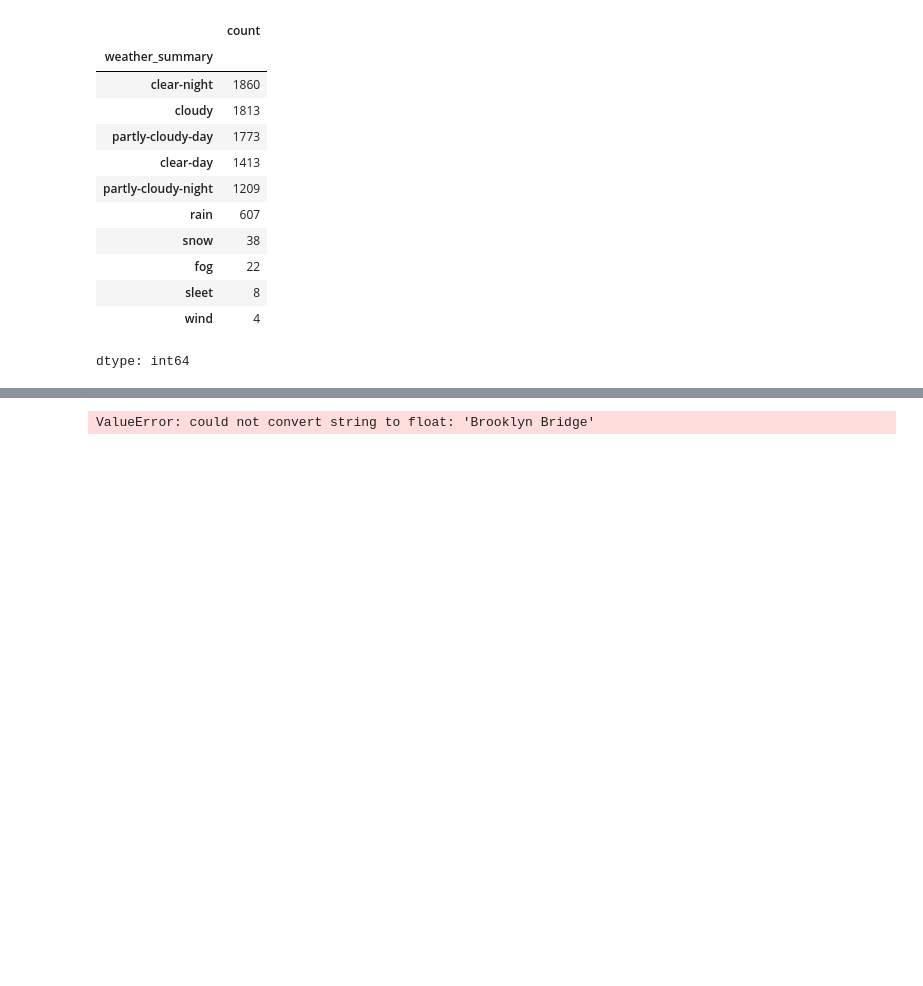
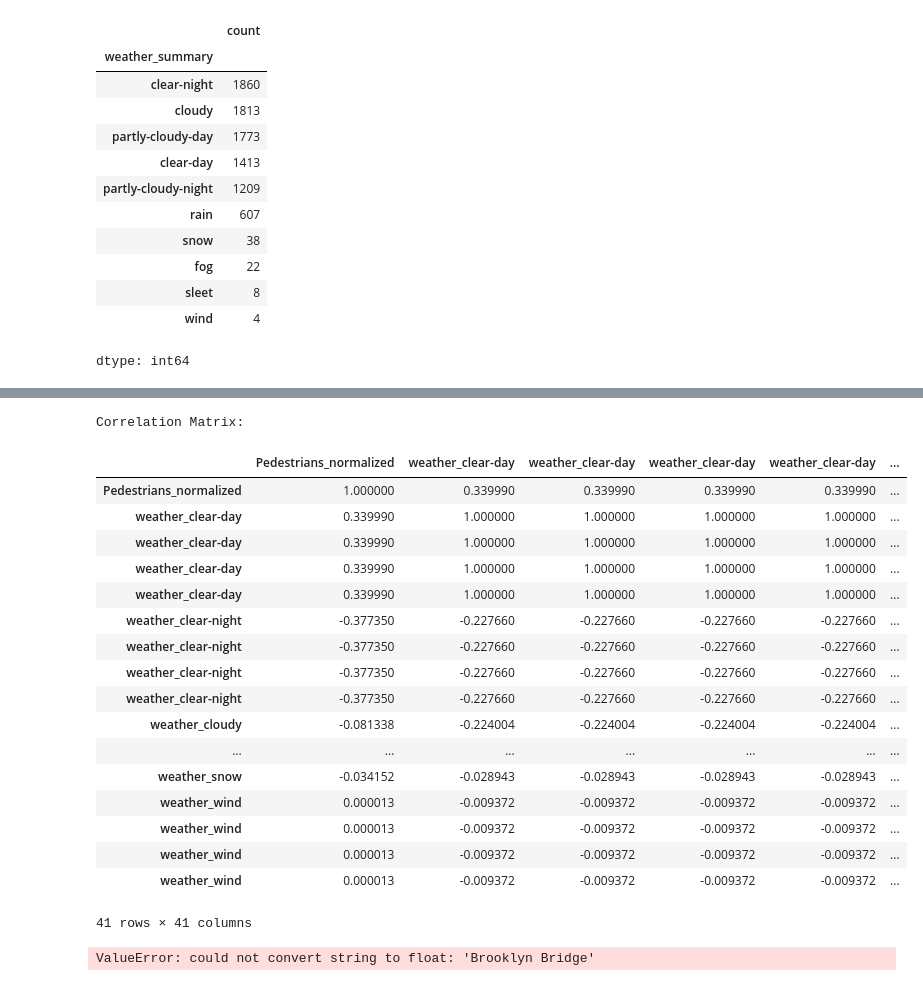
Before and after one commit to DotBion/NYU-DS-Bootcamp, a Jupyter notebook: ass_3.ipynb, the cells around one changed output, grey strips where cells are left out. Cells and saved outputs as stored; diff of their text form; code cells hidden in the pictures; blank space fills up the shorter version.

```diff
--- a/ass_3.ipynb
+++ b/ass_3.ipynb
@@ -186,3 +219,40 @@ Correlation Matrix:
+# %%
+# prompt: normalize the values above nearest to two decimal places
+
+# ... (your existing code) ...
+
+year_df['weather_summary'].value_counts()
+# One-hot encode 'weather_summary'
+weather_dummies = pd.get_dummies(year_df['weather_summary'], prefix='weather')
+year_df = pd.concat([year_df, weather_dummies], axis=1)
+
+# Normalize 'Pedestrians' to two decimal places before calculating the correlation matrix
+year_df['Pedestrians_normalized'] = (year_df['Pedestrians'] - year_df['Pedestrians'].min()) / (year_df['Pedestrians'].max() - year_df['Pedestrians'].min())
+year_df['Pedestrians_normalized'] = year_df['Pedestrians_normalized'].round(2)
+
+correlation_matrix = year_df[['Pedestrians_normalized'] + list(weather_dummies.columns)].corr()
+print("\nCorrelation Matrix:")
+correlation_matrix
+# %% [output]
+Correlation Matrix:
+|  | Pedestrians_normalized | weather_clear-day | weather_clear-day | weather_clear-day | weather_clear-day | ... |
+| Pedestrians_normalized | 1.000000 | 0.339990 | 0.339990 | 0.339990 | 0.339990 | ... |
+| weather_clear-day | 0.339990 | 1.000000 | 1.000000 | 1.000000 | 1.000000 | ... |
+| weather_clear-day | 0.339990 | 1.000000 | 1.000000 | 1.000000 | 1.000000 | ... |
+| weather_clear-day | 0.339990 | 1.000000 | 1.000000 | 1.000000 | 1.000000 | ... |
+| weather_clear-day | 0.339990 | 1.000000 | 1.000000 | 1.000000 | 1.000000 | ... |
+| weather_clear-night | -0.377350 | -0.227660 | -0.227660 | -0.227660 | -0.227660 | ... |
+| weather_clear-night | -0.377350 | -0.227660 | -0.227660 | -0.227660 | -0.227660 | ... |
+| weather_clear-night | -0.377350 | -0.227660 | -0.227660 | -0.227660 | -0.227660 | ... |
+| weather_clear-night | -0.377350 | -0.227660 | -0.227660 | -0.227660 | -0.227660 | ... |
+| weather_cloudy | -0.081338 | -0.224004 | -0.224004 | -0.224004 | -0.224004 | ... |
+| ... | ... | ... | ... | ... | ... | ... |
+| weather_snow | -0.034152 | -0.028943 | -0.028943 | -0.028943 | -0.028943 | ... |
+| weather_wind | 0.000013 | -0.009372 | -0.009372 | -0.009372 | -0.009372 | ... |
+| weather_wind | 0.000013 | -0.009372 | -0.009372 | -0.009372 | -0.009372 | ... |
+| weather_wind | 0.000013 | -0.009372 | -0.009372 | -0.009372 | -0.009372 | ... |
+| weather_wind | 0.000013 | -0.009372 | -0.009372 | -0.009372 | -0.009372 | ... |
+41 rows × 41 columns
 # %%
 correlation_matrix = year_df.corr()
 correlation_matrix
```
Also changed, not shown: parts of 2 cells of this notebook.
